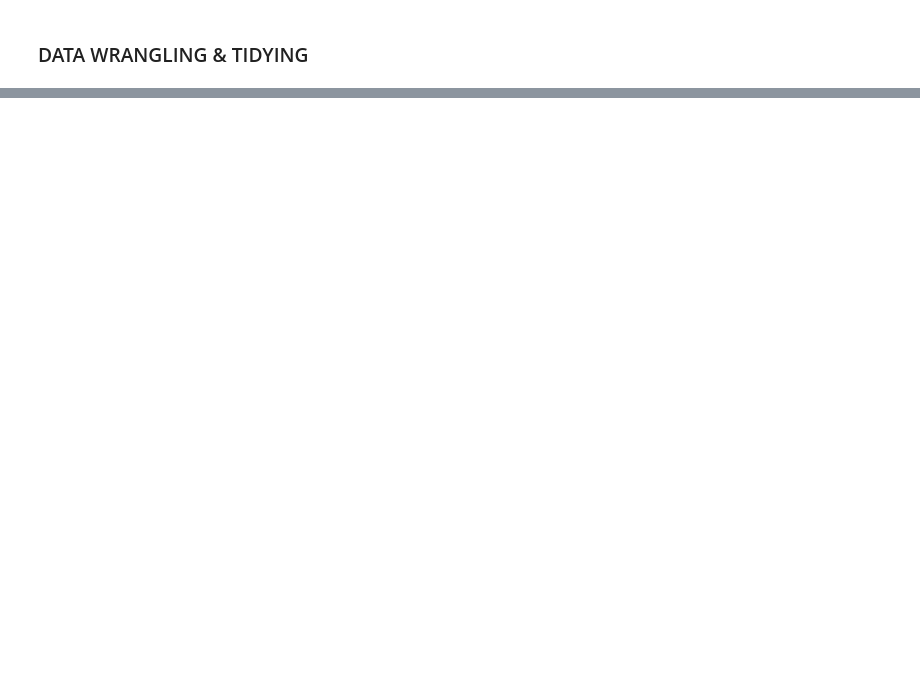
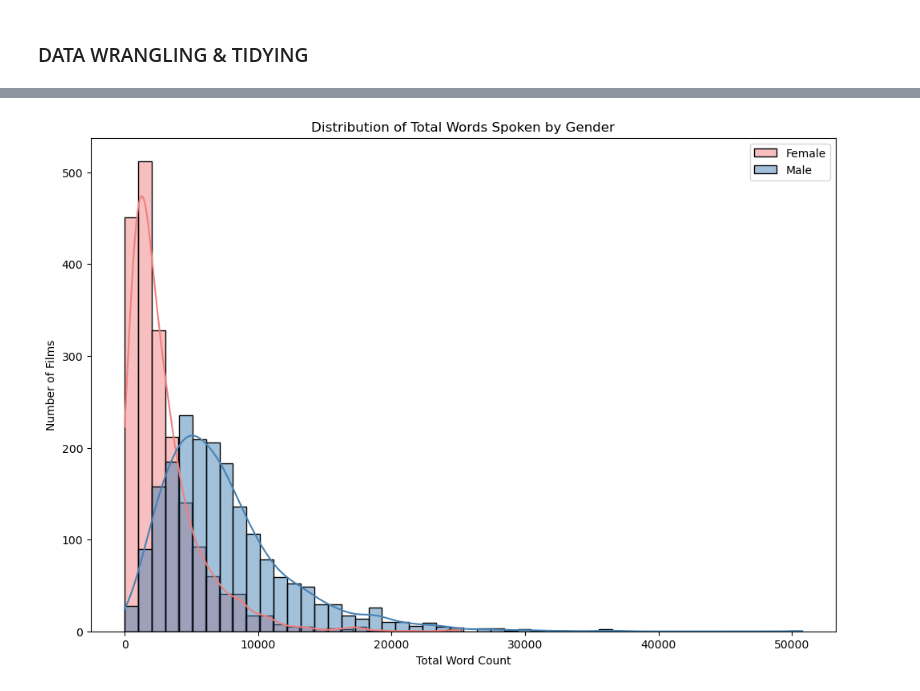
Before and after one commit to stephbc/DATA698_MastersResearchProject, a Jupyter notebook: data1.ipynb, the cells around one changed output, grey strips where cells are left out. Saved outputs shown, nothing was run; the diff lists cells and outputs as text; code cells hidden in the pictures; blank space fills up the shorter version.

```diff
--- a/data1.ipynb
+++ b/data1.ipynb
@@ -348 +424,25 @@ print(acting_summary.head())
+# %%
+sns.histplot(
+    data=oscars_summary,
+    x="total_words_f",
+    color="lightcoral",
+    label="Female",
+    bins=25,
+    kde=True
+)
+sns.histplot(
+    data=oscars_summary,
+    x="total_words_m",
+    color="steelblue",
+    label="Male",
+    bins=50,
+    kde=True)
+
+plt.title("Distribution of Total Words Spoken by Gender")
+plt.xlabel("Total Word Count")
+plt.ylabel("Number of Films")
+plt.legend()
+plt.show()
+# %% [output]
+[figure, added]
 # %%
```
Also changed, not shown: parts of 33 cells of this notebook.
